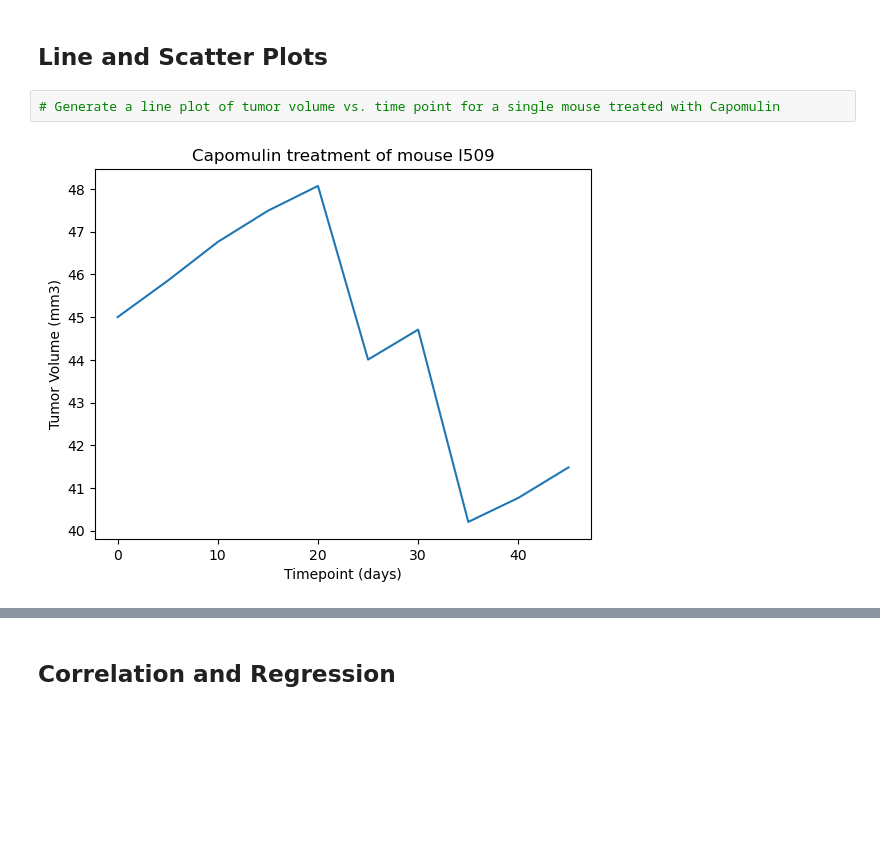
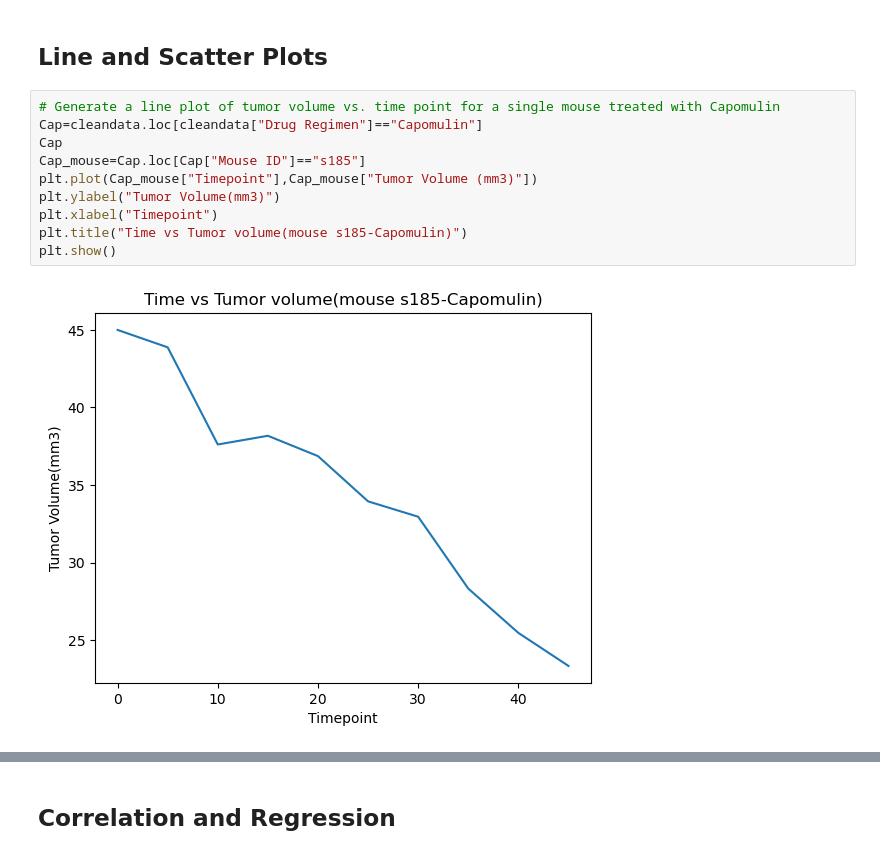
Before and after one commit to NadineB1/pymaceutical-challenge, a Jupyter notebook: pymaceuticals_starter.ipynb, the cells around one changed output, grey strips where cells are left out. Cells and saved outputs as stored; diff of their text form; blank space fills up the shorter version.

```diff
--- a/pymaceuticals_starter.ipynb
+++ b/pymaceuticals_starter.ipynb
@@ -225,5 +254,13 @@ Ceftamin's potential outliers: Series([], Name: Tumor Volume (mm3), dtype: float
 ## Line and Scatter Plots
 # %%
 # Generate a line plot of tumor volume vs. time point for a single mouse treated with Capomulin
+Cap=cleandata.loc[cleandata["Drug Regimen"]=="Capomulin"]
+Cap
+Cap_mouse=Cap.loc[Cap["Mouse ID"]=="s185"]
+plt.plot(Cap_mouse["Timepoint"],Cap_mouse["Tumor Volume (mm3)"])
+plt.ylabel("Tumor Volume(mm3)")
+plt.xlabel("Timepoint")
+plt.title("Time vs Tumor volume(mouse s185-Capomulin)")
+plt.show()
 # %% [output]
-[figure, old version]
+[figure, new version]
```
Also changed, not shown: parts of 7 cells of this notebook.
